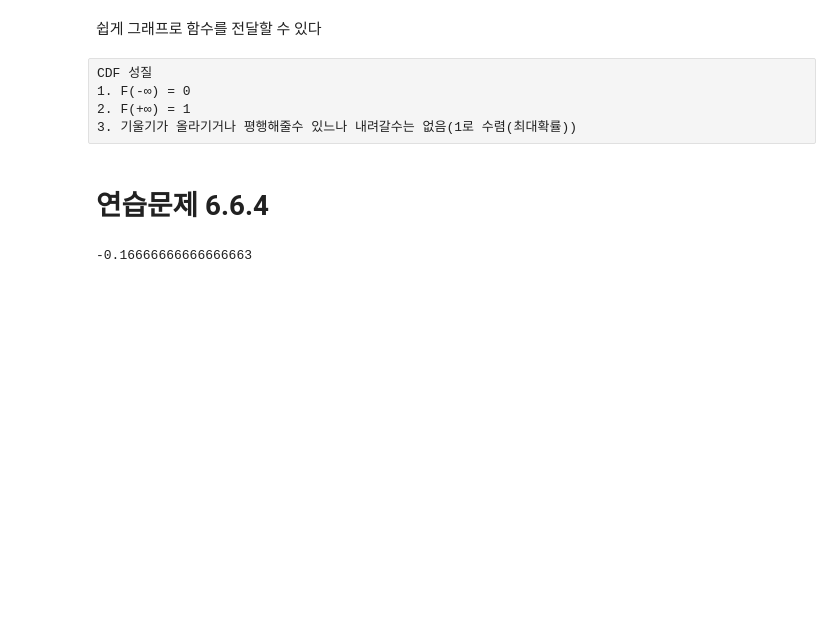
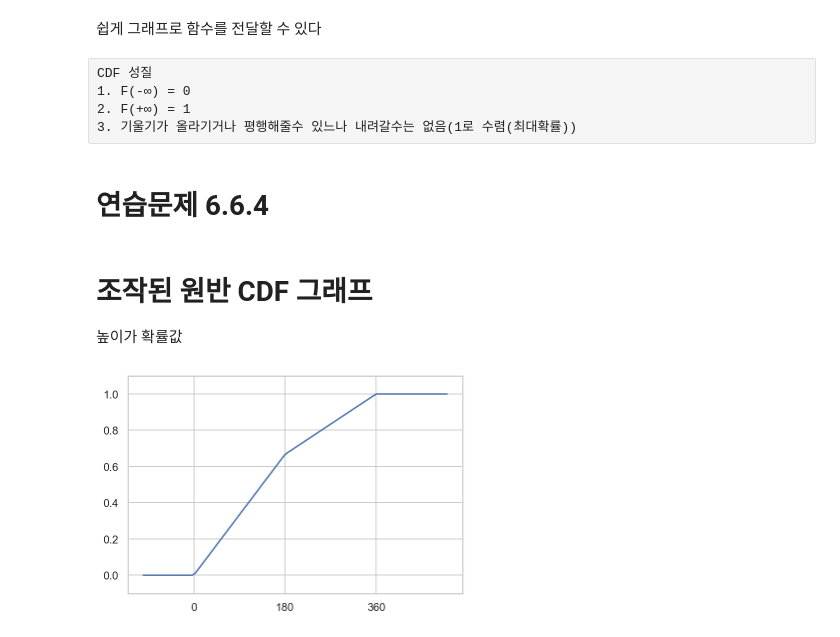
Before and after one commit to KIMS-Github/TIL_, a Jupyter notebook: math/Day12_Probability/probability.ipynb, the cells around one changed output. Cells and saved outputs as stored; diff of their text form; code cells hidden in the pictures; blank space fills up the shorter version.

```diff
--- a/math/Day12_Probability/probability.ipynb
+++ b/math/Day12_Probability/probability.ipynb
@@ -174,16 +174,26 @@ def p(a, b):
         return (π - a)/π * 2/3 +    (b - π )/π * 1/3
     elif a < π and b <= π:
         return ( (b-a)/π  * 1/3)
-# %%
-def f(x):
-    π = 180
-    if x <= π :
-        return (0 +x/π) * 2/3
-    elif x > π :
-        return (0 +x/π) * 1/3
-# %%
-a ,b =180, 270
-# %%
-f(b)-f(a)
-# %% [output]
--0.16666666666666663
+# %%
+def f(a):
+    if a < 0:
+        return 0
+    if a > 360:
+        return 1
+    elif a < 180:
+        return (2/3) * (a/180)
+    elif a >= 180:
+        return (2/3) + (1/3) * ((a-180)/180)
+# %% [markdown]
+# 조작된 원반 CDF 그래프
+높이가 확률값
+# %%
+t = np.linspace(-100, 500, 100)
+fs = np.array(list(map(f, t)))
+plt.plot(t, fs)
+plt.ylim(-0.1, 1.1)
+plt.xticks([0, 180, 360])
+plt.show()
+%matplotlib inline
+# %% [output]
+[figure, added]
```
Also changed, not shown: parts of 3 cells of this notebook.
